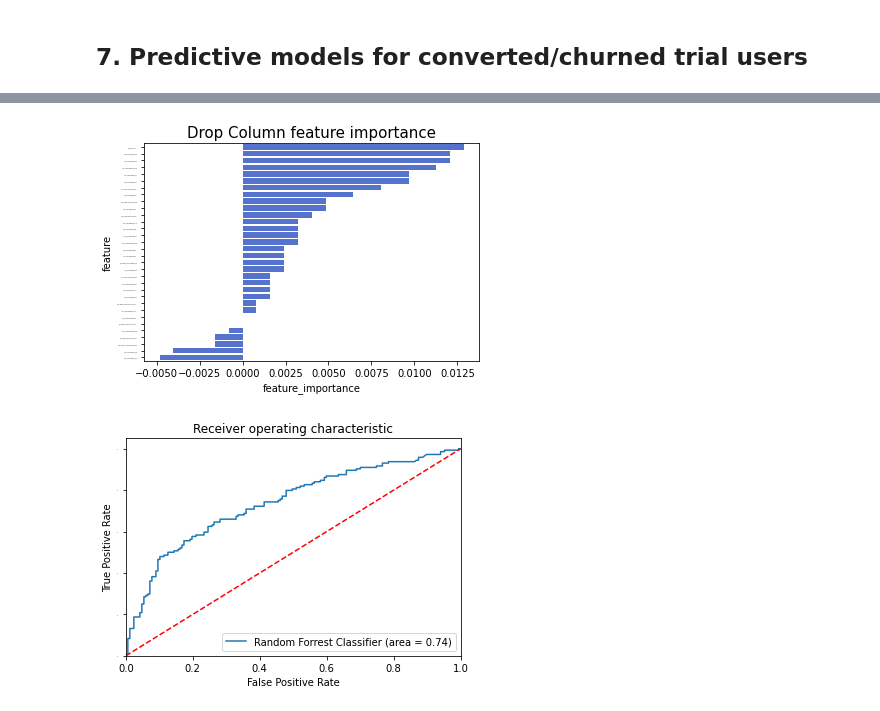
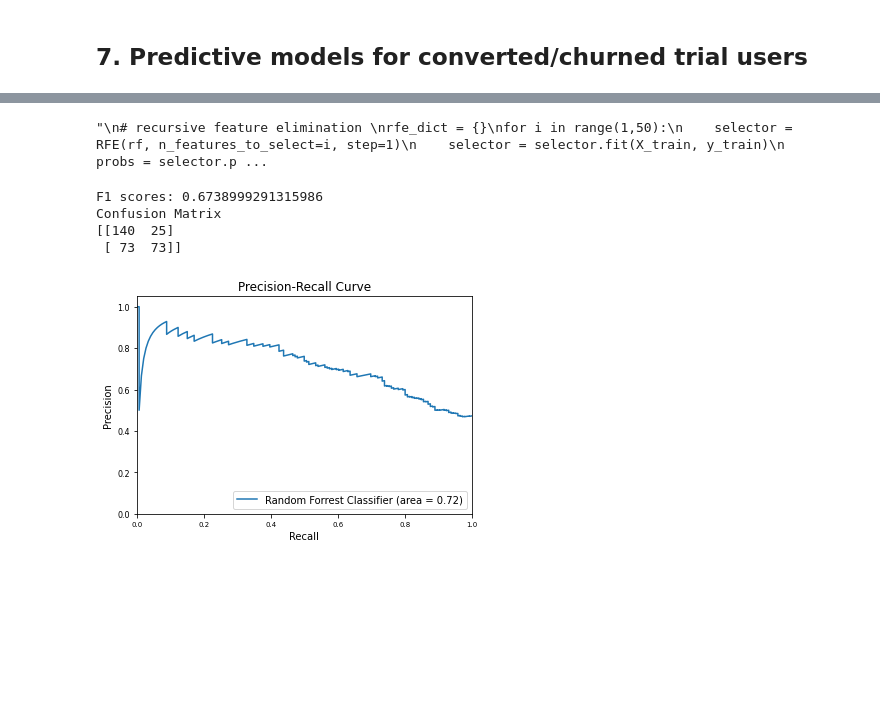
Before and after one commit to mpham93/Keep_Running, a Jupyter notebook: notebooks/Trial_Users.ipynb, the cells around one changed output, grey strips where cells are left out. Cells and saved outputs as stored; diff of their text form; code cells hidden in the pictures; blank space fills up the shorter version.

```diff
--- a/notebooks/Trial_Users.ipynb
+++ b/notebooks/Trial_Users.ipynb
@@ -161,16 +171,14 @@ feature_df = b4Trial_df[(b4Trial_df.days_create2Trial >= 0)]
 # %%
-'''
 # Features: Goal & Experience
-# Previous models indicate that these features are not important
 CommunityMember_join = CommunityMember[['user','goal', 'exp']].set_index('user')
 feature_df = feature_df.join(CommunityMember_join)
-
+feature_df = feature_df[feature_df.goal.notnull()]
+feature_df = feature_df[feature_df.exp.notnull()]
 # one hot encoding
 feature_df = pd.concat([feature_df,pd.get_dummies(feature_df['goal'], prefix='goal')],axis=1)
 feature_df.drop(['goal'],axis=1, inplace=True)
 feature_df = pd.concat([feature_df,pd.get_dummies(feature_df['exp'], prefix='exp')],axis=1)
 feature_df.drop(['exp'],axis=1, inplace=True)
-'''
 # %%
 # Append app activity features
 def append_feature_df (feature, pre_column, renamed_column, feature_df):
@@ -200,7 +223,7 @@ feature_df_new = feature_df_new.fillna(0)
 ## 7. Predictive models for converted/churned trial users
 # %%
 # X and y, train and test sets
-X = feature_df_new.loc[:,feature_df_new.columns!='Converted'][sel_feature]
+X = feature_df_new.loc[:,feature_df_new.columns!='Converted'][sel_drop]
 y = feature_df_new['Converted']
 X = X.astype('int32')
-X_train, X_test, y_train, y_test = train_test_split(X, y, test_size=0.2, random_state=0)
+X_train, X_test, y_train, y_test = train_test_split(X, y, test_size=0.2, random_state=0) # try shuffle, random state, learning curve (based on the number features), feature selection on precision recall. extra tree (faster than RF - harder to overfit) --> feature selection
@@ -219,7 +251,7 @@ CV_rfc.best_params_
 # %%
 # A model with the best performing hyperparameters
-rf=RandomForestClassifier(random_state=42, max_features='auto', n_estimators= 500, max_depth=7, criterion='entropy', oob_score = True)
-rf.fit(X_train, y_train)
+rf=RandomForestClassifier(random_state=42, max_features='auto', n_estimators= 100, max_depth=8, criterion='entropy', oob_score = True)
+selector = rf.fit(X_train, y_train)
 print('R^2 Training Score: {:.2f} \nOOB Score: {:.2f} \nR^2 Test Score: {:.2f}'.format(rf.score(X_train, y_train),
                                                                                     rf.oob_score_,
                                                                                     rf.score(X_test, y_test)))
@@ -255,9 +262,34 @@ sel_feature
-# %%
-var_imp_plot(drop_imp, 'Drop Column feature importance')
-# %% [output]
-[figure, removed]
+# %%
+'''
+# recursive feature elimination
+rfe_dict = {}
+for i in range(1,50):
+    selector = RFE(rf, n_features_to_select=i, step=1)
+    selector = selector.fit(X_train, y_train)
+    probs = selector.predict_proba(X_test)
+    preds = probs[:,1]
+    fpr, tpr, threshold = metrics.roc_curve(y_test, preds)
+    roc_auc = metrics.auc(fpr, tpr)
+    rfe_dict[i] = roc_auc
+lists = sorted(rfe_dict.items()) # sorted by key, return a list of tuples
+x, y = zip(*lists) # unpack a list of pairs into two tuples
+selector = RFE(rf, n_features_to_select=6, step=1)
+selector = selector.fit(X_train, y_train)
+selected_features = X.columns[selector.support_]
+
+plt.plot(x,y)
+plt.xlabel('Number of features')
+plt.ylabel('AUROC')
+plt.savefig('../results/RFE_AUROC.png', dpi=800, transparent = True)
+'''
+# %% [output]
+"\n# recursive feature elimination \nrfe_dict = {}\nfor i in range(1,50):\n    selector = RFE(rf, n_features_to_select=i, step=1)\n    selector = selector.fit(X_train, y_train)\n    probs = selector.p ...
 # %%
-# ROC
-plot_ROC(rf, X_test, y_test)
+# AUCs
+plot_AUC(selector, X_test, y_test)
 # %% [output]
+F1 scores: 0.6738999291315986
+Confusion Matrix
+[[140  25]
+ [ 73  73]]
-[figure, old version]
+[figure, new version]
```
Also changed, not shown: parts of 20 cells of this notebook, 2 other files.
